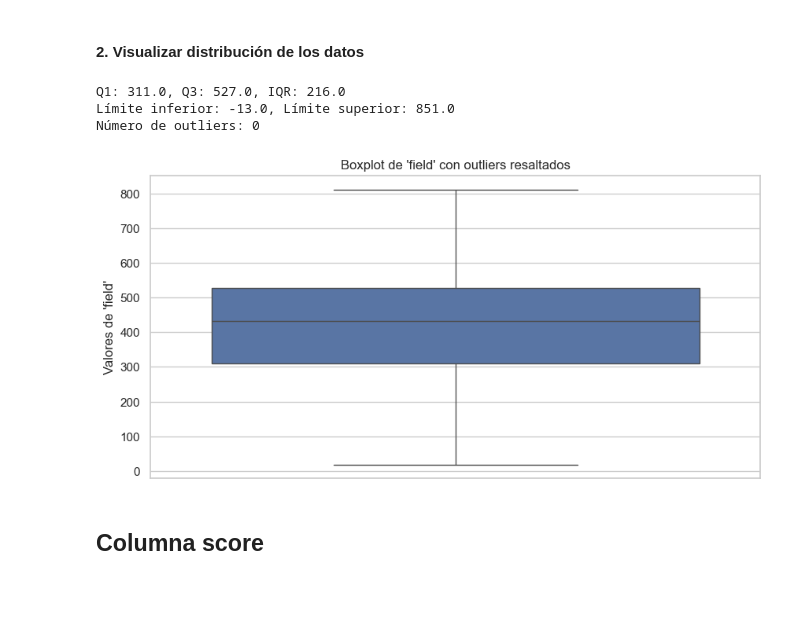
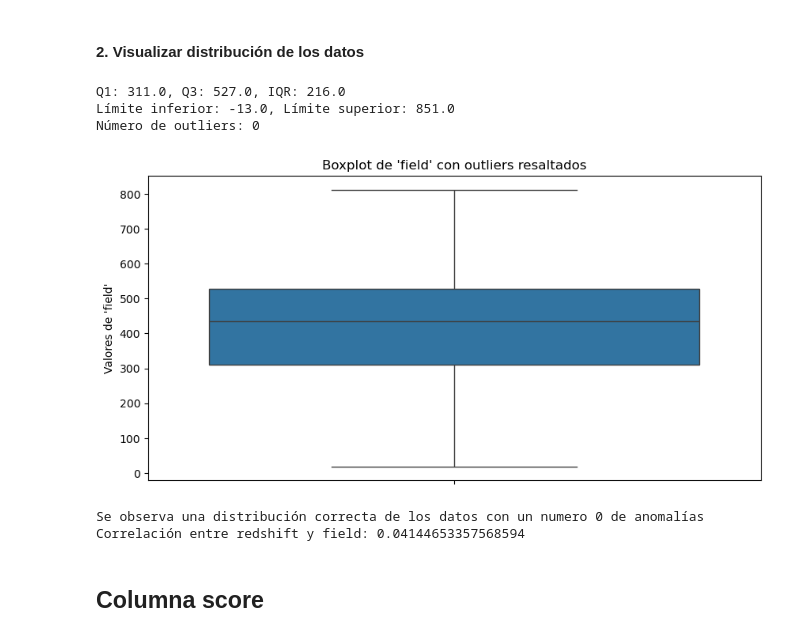
Before and after one commit to Marcosespa/Laboratorio-1-BI, a Jupyter notebook: laboratorios-master/202510/Laboratorio 1 - Regresión/lab1.ipynb, the cells around one changed output. Cells and saved outputs as stored; diff of their text form; code cells hidden in the pictures; blank space fills up the shorter version.

```diff
--- a/laboratorios-master/202510/Laboratorio 1 - Regresión/lab1.ipynb
+++ b/laboratorios-master/202510/Laboratorio 1 - Regresión/lab1.ipynb
@@ -299,34 +299,38 @@ Name: ra, dtype: float64
 Q1 = data_t['field'].quantile(0.25)
 Q3 = data_t['field'].quantile(0.75)
 IQR = Q3 - Q1
 
 # Definir límites para detectar outliers
 lower_bound = Q1 - 1.5 * IQR
 upper_bound = Q3 + 1.5 * IQR
 
 # Filtrar outliers
 outliers = data_t[(data_t['field'] < lower_bound) | (data_t['field'] > upper_bound)]
 print(f"Q1: {Q1}, Q3: {Q3}, IQR: {IQR}")
 print(f"Límite inferior: {lower_bound}, Límite superior: {upper_bound}")
 print(f"Número de outliers: {len(outliers)}")
 
 # Gráfico de caja y bigotes con puntos para outliers
 plt.figure(figsize=(10, 5))
 sns.boxplot(y=data_t["field"], showfliers=True, flierprops={"marker": "o", "markerfacecolor": "red", "markersize": 6})
 
 # Configuración del gráfico
 plt.title("Boxplot de 'field' con outliers resaltados")
 plt.ylabel("Valores de 'field'")
 
 # Mostrar gráfico
 plt.show()
 
 print("Se observa una distribución correcta de los datos con un numero 0 de anomalías")
+correlacion = data_t["redshift"].corr(data_t["field"])
+print("Correlación entre redshift y field:", correlacion)
 # %% [output]
 Q1: 311.0, Q3: 527.0, IQR: 216.0
 Límite inferior: -13.0, Límite superior: 851.0
 Número de outliers: 0
-[figure, old version]
+[figure, new version]
+Se observa una distribución correcta de los datos con un numero 0 de anomalías
+Correlación entre redshift y field: 0.04144653357568594
 # %% [markdown]
 ## Columna score
 # %% [markdown]
```
Also changed, not shown: parts of 7 cells of this notebook.
